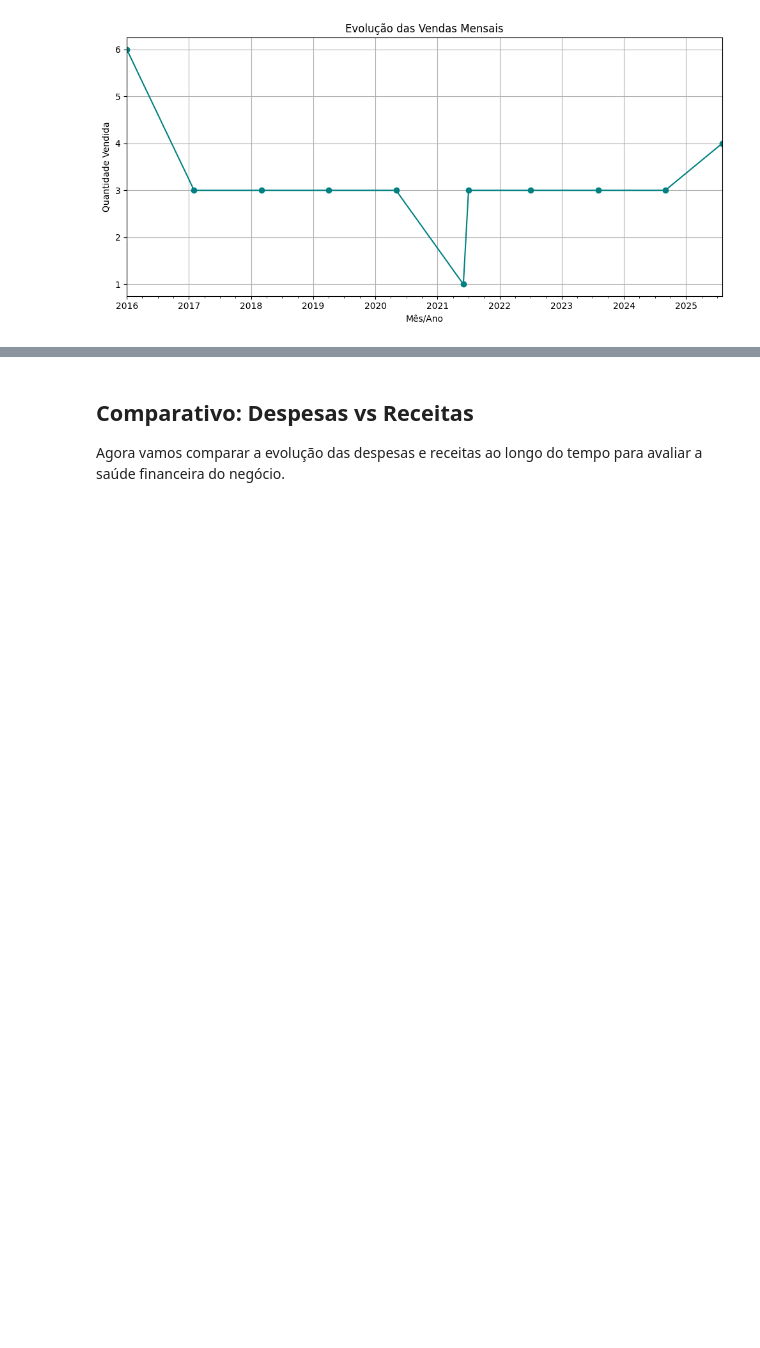
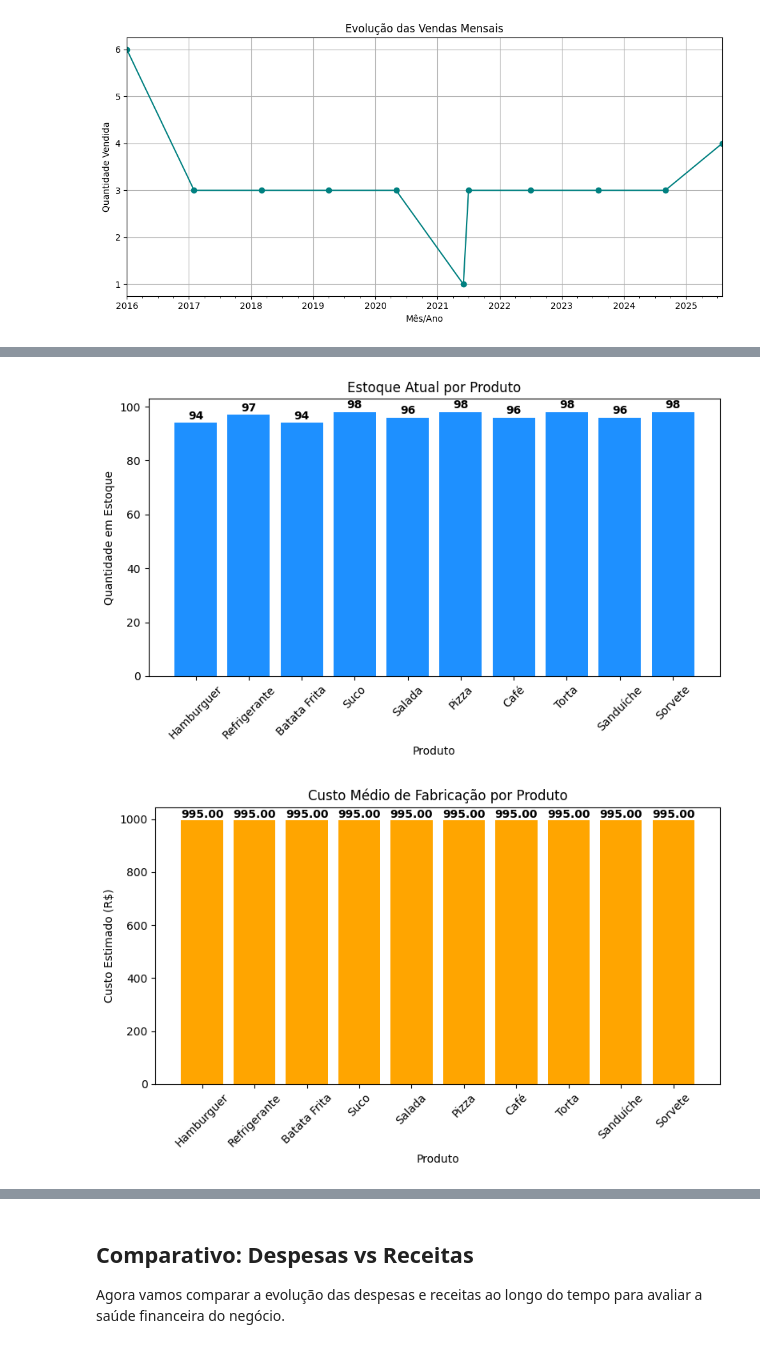
Before and after one commit to Miriam1s/minicurso_dados, a Jupyter notebook: notebooks/Modulo3_Visualizacao_Insights.ipynb, the cells around one changed output, grey strips where cells are left out. Drawn from its saved outputs; the diff is of its cells as text; code cells hidden in the pictures; blank space fills up the shorter version.

Commit message:
Atualiza notebook de visualização com análises de insumos e ajustes

```diff
--- a/notebooks/Modulo3_Visualizacao_Insights.ipynb
+++ b/notebooks/Modulo3_Visualizacao_Insights.ipynb
@@ -118,0 +78,44 @@ Coluna faturamento não encontrada em vendas.csv para análise de correlação.
+# %%
+# Análise de estoque e custo de fabricação dos produtos
+# Exemplo: calcular estoque atual e custo estimado de cada produto
+produtos = pd.read_csv('../dados/produtos.csv')
+vendas = pd.read_csv('../dados/vendas.csv')
+
+# Simulação de estoque inicial (pode ser ajustado conforme o contexto)
+estoque_inicial = 100
+estoque_produto = {}
+for produto in produtos['produto']:
+    vendido = vendas[vendas['produto'] == produto]['quantidade'].sum()
+    estoque_produto[produto] = estoque_inicial - vendido
+
+# Simulação de custo de fabricação (usando insumos e despesas médias)
+despesas = pd.read_csv('../dados/despesas.csv')
+custo_medio_insumos = despesas[despesas['despesa_tipo'] == 'Insumos']['valor'].mean()
+custo_fabricacao = {produto: custo_medio_insumos for produto in produtos['produto']}
+
+# Visualização do estoque
+plt.figure(figsize=(8,5))
+ax = plt.bar(estoque_produto.keys(), estoque_produto.values(), color='dodgerblue')
+plt.title('Estoque Atual por Produto')
+plt.xlabel('Produto')
+plt.ylabel('Quantidade em Estoque')
+plt.xticks(rotation=45)
+for i, v in enumerate(estoque_produto.values()):
+    plt.text(i, v + 0.5, str(v), ha='center', va='bottom', fontweight='bold')
+plt.tight_layout()
+plt.show()
+
+# Visualização do custo de fabricação
+plt.figure(figsize=(8,5))
+ax = plt.bar(custo_fabricacao.keys(), custo_fabricacao.values(), color='orange')
+plt.title('Custo Médio de Fabricação por Produto')
+plt.xlabel('Produto')
+plt.ylabel('Custo Estimado (R$)')
+plt.xticks(rotation=45)
+for i, v in enumerate(custo_fabricacao.values()):
+    plt.text(i, v + 0.5, f'{v:.2f}', ha='center', va='bottom', fontweight='bold')
+plt.tight_layout()
+plt.show()
+# %% [output]
+[figure, added]
+[figure, added]
```
Also changed, not shown: parts of 7 cells of this notebook, 4 other files.
